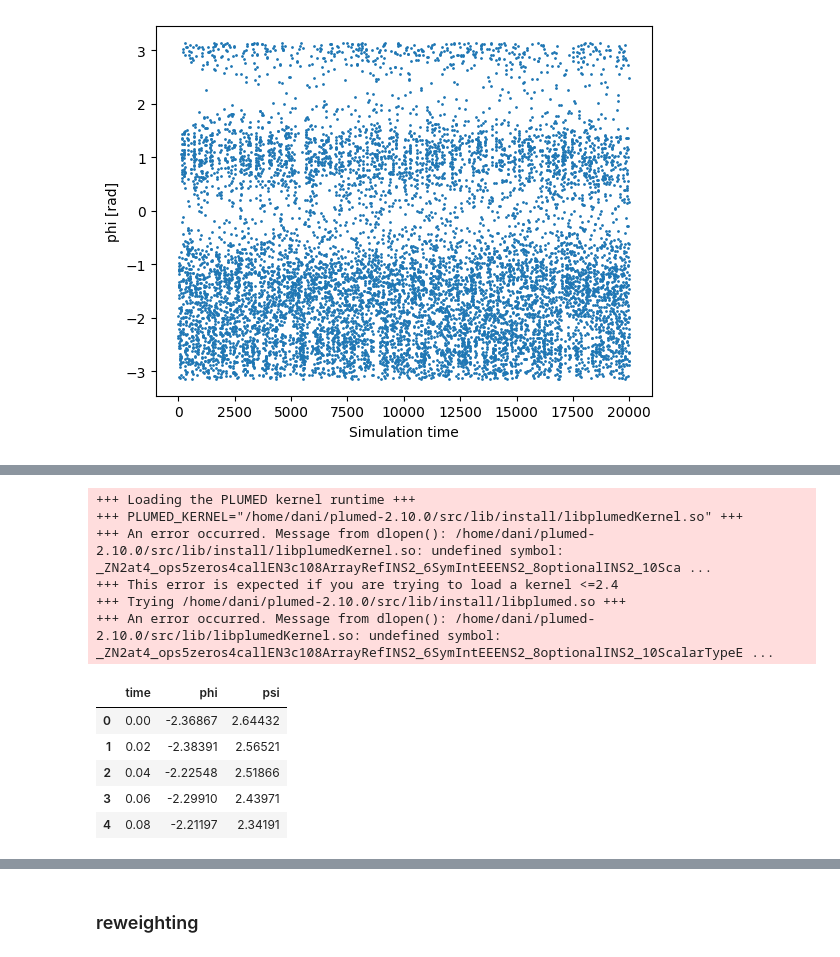
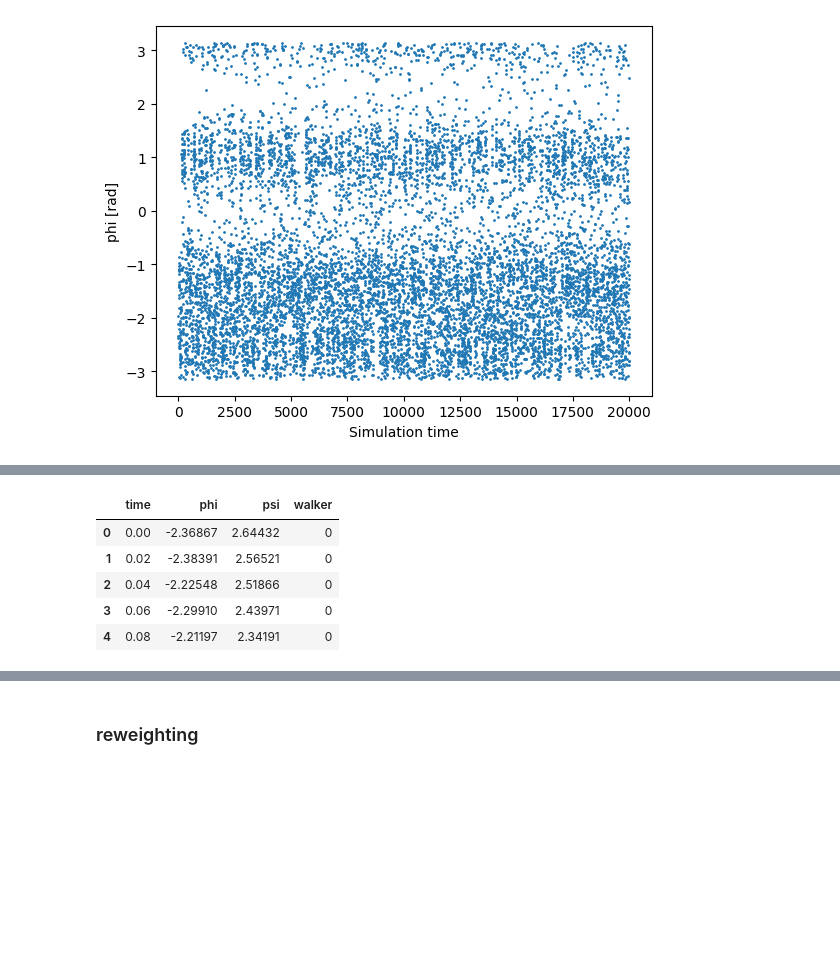
Before and after one commit to danibrb/ML-CV, a Jupyter notebook: notebook/03_analysis.ipynb, the cells around one changed output, grey strips where cells are left out. Drawn from its saved outputs; the diff is of its cells as text; code cells hidden in the pictures; blank space fills up the shorter version.

```diff
--- a/notebook/03_analysis.ipynb
+++ b/notebook/03_analysis.ipynb
@@ -152,20 +143,14 @@ Text(0, 0.5, 'height [kj/mol]')
 [figure]
 # %%
-data_phi=plumed.read_as_pandas(str(folder_phi /"COLVAR"))
+data_phi=load_dataframe(f"{folder_phi}/COLVAR")
 data_phi.head()
 # %% [output]
-+++ Loading the PLUMED kernel runtime +++
-+++ PLUMED_KERNEL="/home/dani/plumed-2.10.0/src/lib/install/libplumedKernel.so" +++
-+++ An error occurred. Message from dlopen(): /home/dani/plumed-2.10.0/src/lib/install/libplumedKernel.so: undefined symbol: _ZN2at4_ops5zeros4callEN3c108ArrayRefINS2_6SymIntEEENS2_8optionalINS2_10Sca ...
-+++ This error is expected if you are trying to load a kernel <=2.4
-+++ Trying /home/dani/plumed-2.10.0/src/lib/install/libplumed.so +++
-+++ An error occurred. Message from dlopen(): /home/dani/plumed-2.10.0/src/lib/libplumedKernel.so: undefined symbol: _ZN2at4_ops5zeros4callEN3c108ArrayRefINS2_6SymIntEEENS2_8optionalINS2_10ScalarTypeE ...
-|  | time | phi | psi |
-| 0 | 0.00 | -2.36867 | 2.64432 |
-| 1 | 0.02 | -2.38391 | 2.56521 |
-| 2 | 0.04 | -2.22548 | 2.51866 |
-| 3 | 0.06 | -2.29910 | 2.43971 |
-| 4 | 0.08 | -2.21197 | 2.34191 |
+|  | time | phi | psi | walker |
+| 0 | 0.00 | -2.36867 | 2.64432 | 0 |
+| 1 | 0.02 | -2.38391 | 2.56521 | 0 |
+| 2 | 0.04 | -2.22548 | 2.51866 | 0 |
+| 3 | 0.06 | -2.29910 | 2.43971 | 0 |
+| 4 | 0.08 | -2.21197 | 2.34191 | 0 |
 # %%
 folderA = DATA_DIR / "0_unbiased-sA/"
 folderB = DATA_DIR / "0_unbiased-sB/"
```
Also changed, not shown: parts of 40 cells of this notebook, 7 other files.
